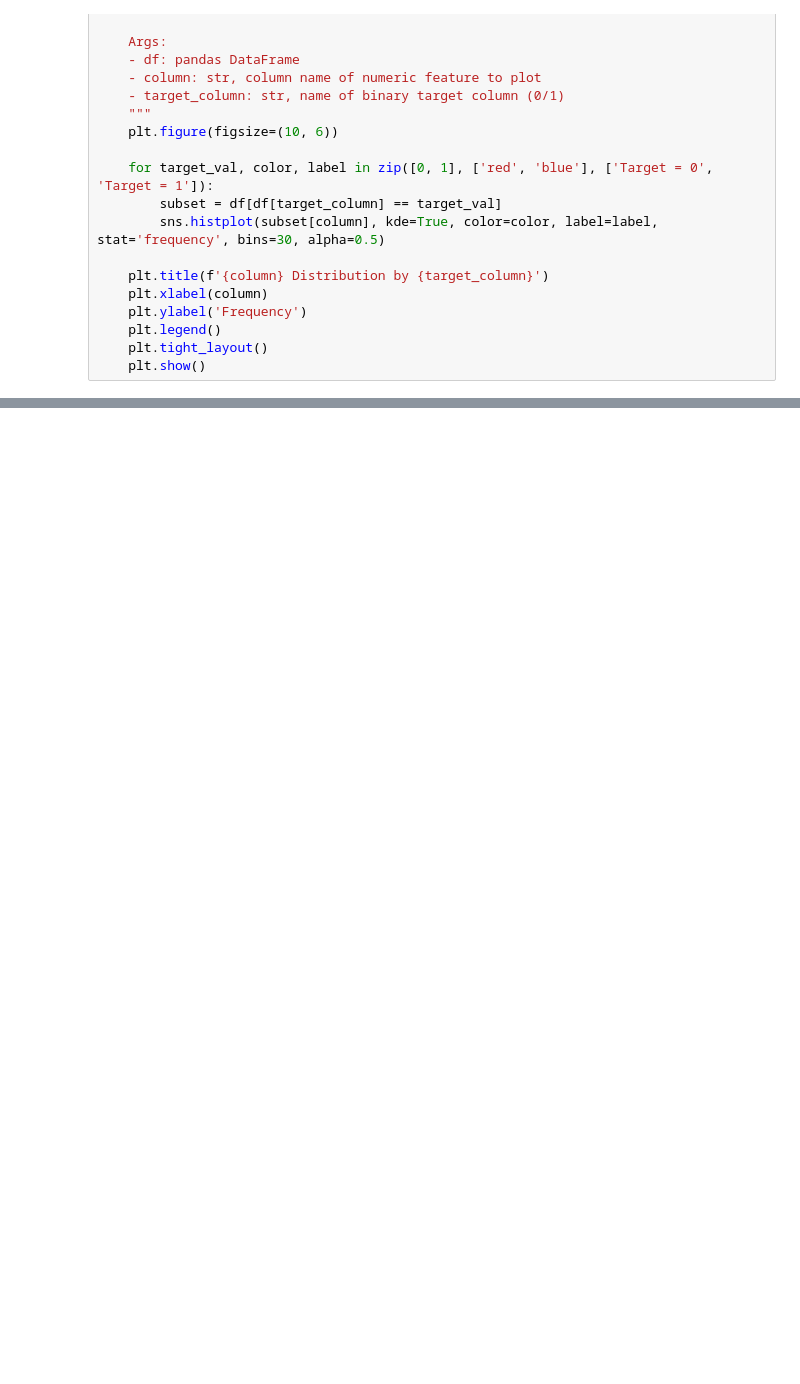
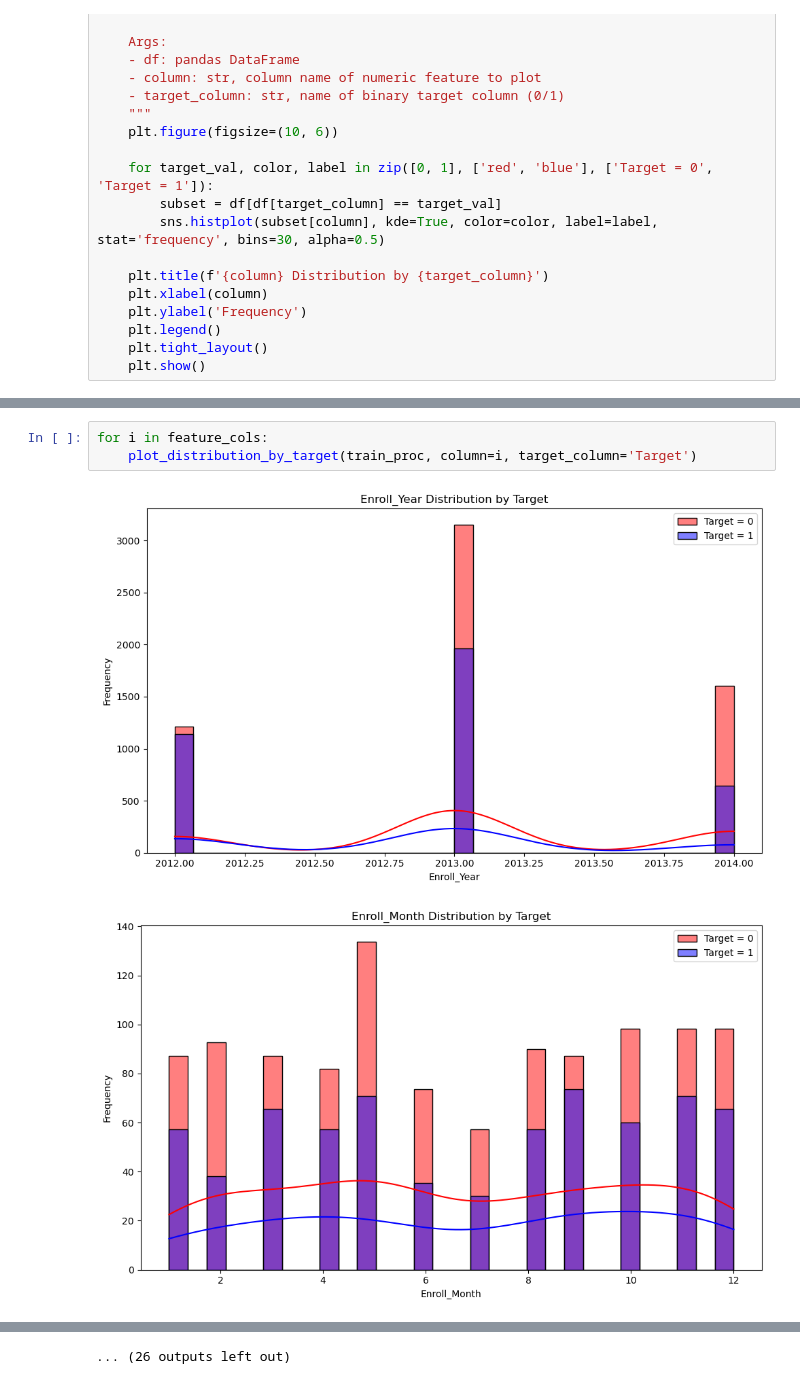
Before and after one commit to NikhilSwaroop-P/ByteStorm-Appian, a Jupyter notebook: test.ipynb, the cells around one changed output, grey strips where cells are left out. Drawn from its saved outputs; the diff is of its cells as text; blank space fills up the shorter version.

```diff
--- a/test.ipynb
+++ b/test.ipynb
@@ -218,0 +310,6 @@ for i in lists:
+# %%
+for i in feature_cols:
+    plot_distribution_by_target(train_proc, column=i, target_column='Target')
+# %% [output]
+[figure, added]
+[figure, added]
@@ -218,0 +326 @@ for i in lists:
+... (26 outputs left out)
```
Also changed, not shown: parts of 12 cells of this notebook, 40 other files.
